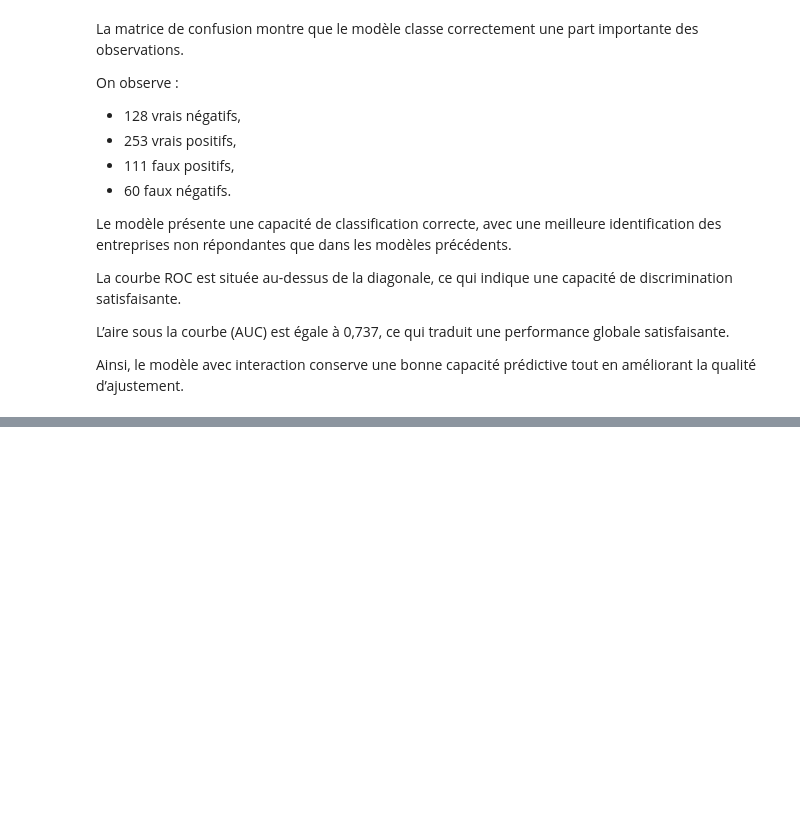
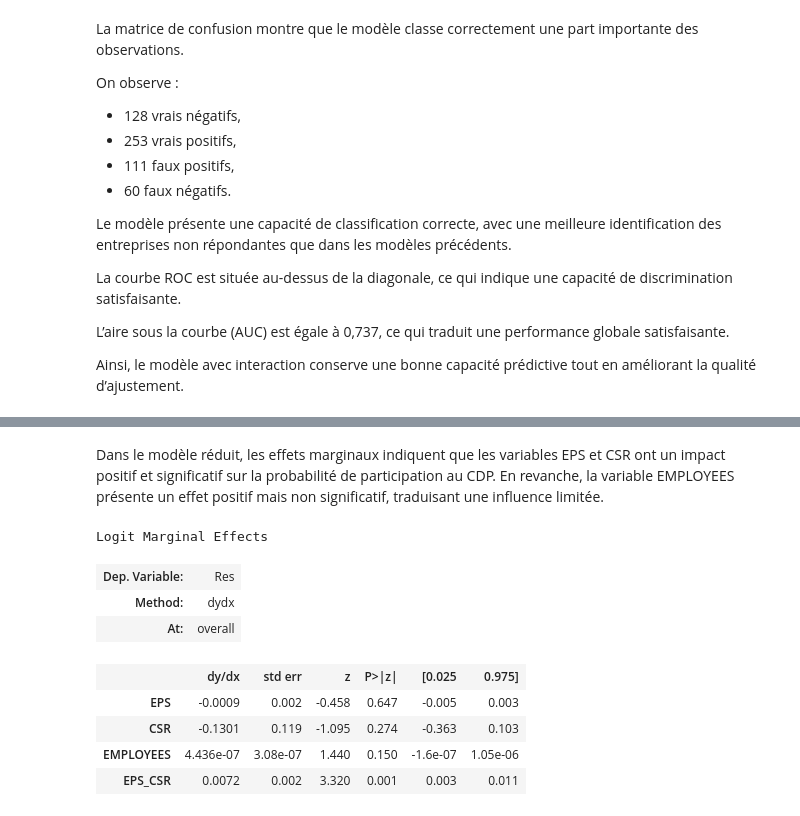
Before and after one commit to BEN-Muhammad/cdp-project, a Jupyter notebook: notebooks/partie2_CDP.ipynb, the cells around one changed output, grey strips where cells are left out. Cells and saved outputs as stored; diff of their text form; code cells hidden in the pictures; blank space fills up the shorter version.

```diff
--- a/notebooks/partie2_CDP.ipynb
+++ b/notebooks/partie2_CDP.ipynb
@@ -1138,0 +1324,14 @@ Ainsi, le modèle avec interaction conserve une bonne capacité prédictive tout
+# %% [markdown]
+Dans le modèle réduit, les effets marginaux indiquent que les variables EPS et CSR ont un impact positif et significatif sur la probabilité de participation au CDP. En revanche, la variable EMPLOYEES présente un effet positif mais non significatif, traduisant une influence limitée.
+# %%
+model_inter.get_margeff().summary()
+# %% [output]
+Logit Marginal Effects
+| Dep. Variable: | Res |
+| Method: | dydx |
+| At: | overall |
+|  | dy/dx | std err | z | P>|z| | [0.025 | 0.975] |
+| EPS | -0.0009 | 0.002 | -0.458 | 0.647 | -0.005 | 0.003 |
+| CSR | -0.1301 | 0.119 | -1.095 | 0.274 | -0.363 | 0.103 |
+| EMPLOYEES | 4.436e-07 | 3.08e-07 | 1.440 | 0.150 | -1.6e-07 | 1.05e-06 |
+| EPS_CSR | 0.0072 | 0.002 | 3.320 | 0.001 | 0.003 | 0.011 |
```
Also changed, not shown: parts of 31 cells of this notebook, 1 other file.
